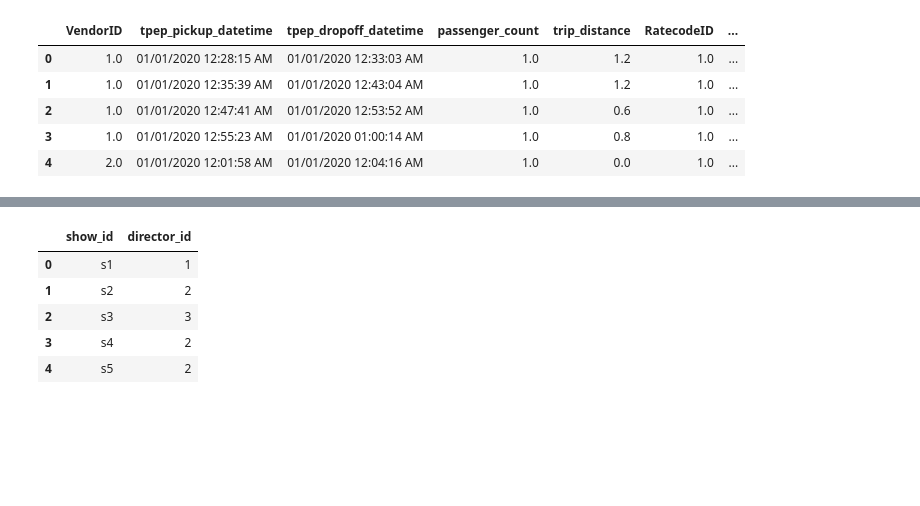
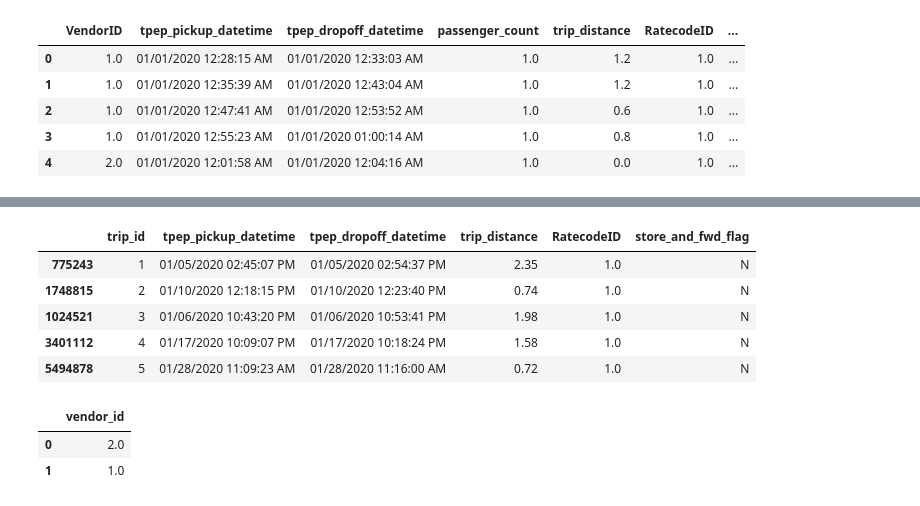
Before and after one commit to MaelGalliou/Project-Data-Integration, a Jupyter notebook: prep_bdd 2.ipynb, the cells around one changed output, grey strips where cells are left out. Drawn from its saved outputs; the diff is of its cells as text; code cells hidden in the pictures; blank space fills up the shorter version.

```diff
--- a/prep_bdd 2.ipynb
+++ b/prep_bdd 2.ipynb
@@ -45,9 +38,0 @@ df_relation_film_categorie.head()
-# %%
-df['cast'] = df['cast'].str.split(', ')
-df_exploded = df.explode('cast')
-df_exploded = df_exploded[df_exploded['cast'] != '']
-
-df_cast = pd.DataFrame(df_exploded['cast'].unique(), columns=['cast'])
-df_cast.insert(0, 'cast_id', range(1, len(df_cast) + 1))
-
-df_cast.head()
@@ -113,10 +38,0 @@ df_director.head()
-# %%
-df_relation_film_director = df_exploded.merge(df_director, left_on='director', right_on='director')[['show_id', 'director_id']]
-df_relation_film_director.head()
-# %% [output]
-|  | show_id | director_id |
-| 0 | s1 | 1 |
-| 1 | s2 | 2 |
-| 2 | s3 | 3 |
-| 3 | s4 | 2 |
-| 4 | s5 | 2 |
@@ -122,0 +41,20 @@ df_relation_film_director.head()
+# %%
+df.insert(0, 'trip_id', range(1, len(df) + 1))
+df_trip=df[['trip_id','tpep_pickup_datetime','tpep_dropoff_datetime','trip_distance','RatecodeID','store_and_fwd_flag']]
+
+df_trip.head()
+# %% [output]
+|  | trip_id | tpep_pickup_datetime | tpep_dropoff_datetime | trip_distance | RatecodeID | store_and_fwd_flag |
+| 775243 | 1 | 01/05/2020 02:45:07 PM | 01/05/2020 02:54:37 PM | 2.35 | 1.0 | N |
+| 1748815 | 2 | 01/10/2020 12:18:15 PM | 01/10/2020 12:23:40 PM | 0.74 | 1.0 | N |
+| 1024521 | 3 | 01/06/2020 10:43:20 PM | 01/06/2020 10:53:41 PM | 1.98 | 1.0 | N |
+| 3401112 | 4 | 01/17/2020 10:09:07 PM | 01/17/2020 10:18:24 PM | 1.58 | 1.0 | N |
+| 5494878 | 5 | 01/28/2020 11:09:23 AM | 01/28/2020 11:16:00 AM | 0.72 | 1.0 | N |
+# %%
+df_vendor = pd.DataFrame(df['VendorID'].unique(), columns=['vendor_id'])
+
+df_vendor.head()
+# %% [output]
+|  | vendor_id |
+| 0 | 2.0 |
+| 1 | 1.0 |
```
Also changed, not shown: parts of 20 cells of this notebook, 22 other files.
